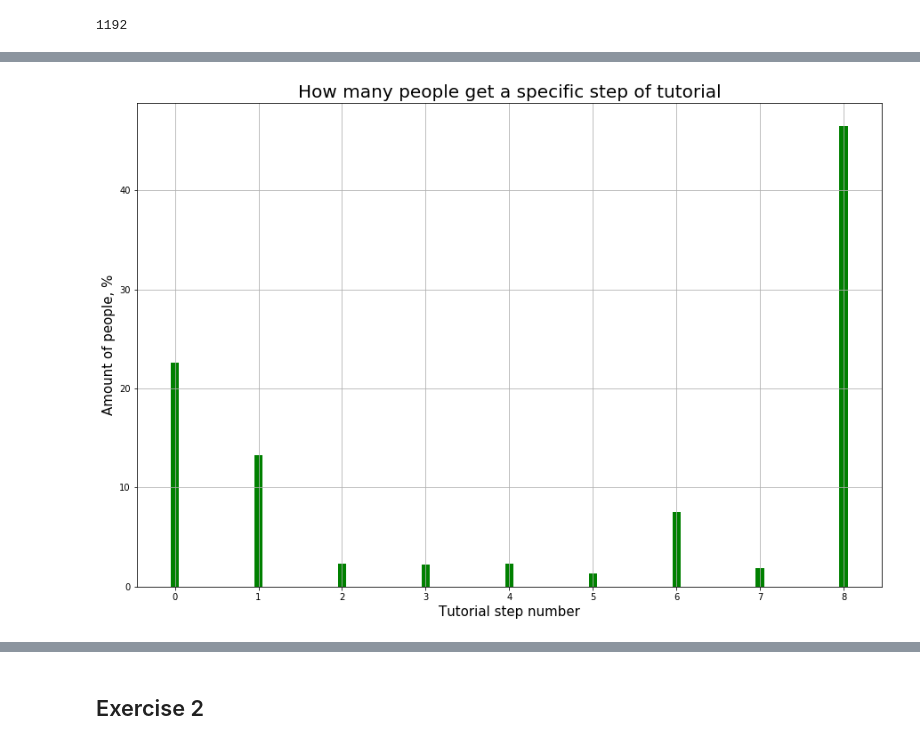
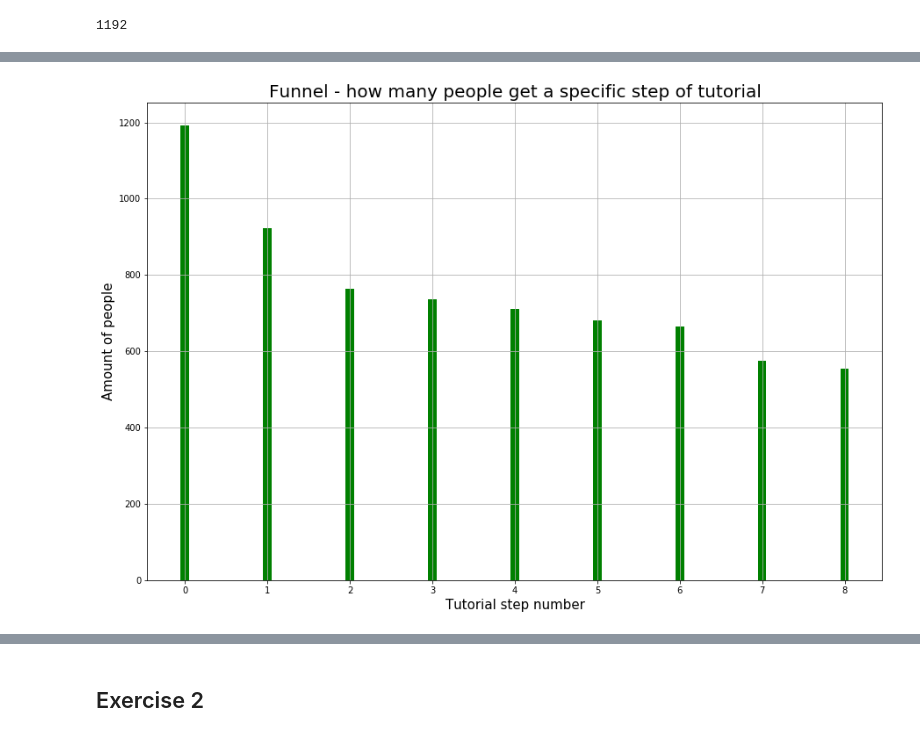
Before and after one commit to JackDrinkwater/machine_learning_lessons, a Jupyter notebook: test_ex.ipynb, the cells around one changed output, grey strips where cells are left out. Drawn from its saved outputs; the diff is of its cells as text; code cells hidden in the pictures.

```diff
--- a/test_ex.ipynb
+++ b/test_ex.ipynb
@@ -37,7 +37,6 @@ number_of_people
 # %%
 data_for_graph = pd.DataFrame(page_1['Max AchievedStep'].value_counts().sort_index()) # creating table for graph
 data_for_graph['Num of step'] = range(0, 9)
-data_for_graph['Max AchievedStep'] = data_for_graph.apply(lambda x: (x['Max AchievedStep'] / number_of_people) * 100, axis=1)
 data_for_graph = data_for_graph.rename(columns={'Max AchievedStep' : 'Fraction of people'})
 data_for_graph
 # %% [output]
@@ -53,0 +53,6 @@ data_for_graph
+# %%
+data_for_graph["Funnel"] = 0 # create new epmty column
+data_for_graph.iloc[0, 2] = data_for_graph.iloc[:, 0].sum()
+for i in range(1, 9):
+    data_for_graph.iloc[i, 2] += (data_for_graph.iloc[i-1, 2] - data_for_graph.iloc[i - 1, 0])
+data_for_graph
@@ -54,9 +70,11 @@ data_for_graph
 # %%
-plt.bar(data_for_graph['Num of step'], data_for_graph['Fraction of people'], width=0.1, color='g')
+fig = plt.figure()
+plt.bar(data_for_graph['Num of step'], data_for_graph['Funnel'], width=0.1, color='g')
 plt.xlabel('Tutorial step number')
-plt.ylabel('Amount of people, %')
-plt.title('How many people get a specific step of tutorial')
+plt.ylabel('Amount of people')
+plt.title('Funnel - how many people get a specific step of tutorial')
 plt.grid()
 plt.show()
+fig.savefig('graph_7.png')
 # %% [output]
-[figure, old version]
+[figure, new version]
```
Also changed, not shown: parts of 6 cells of this notebook.
